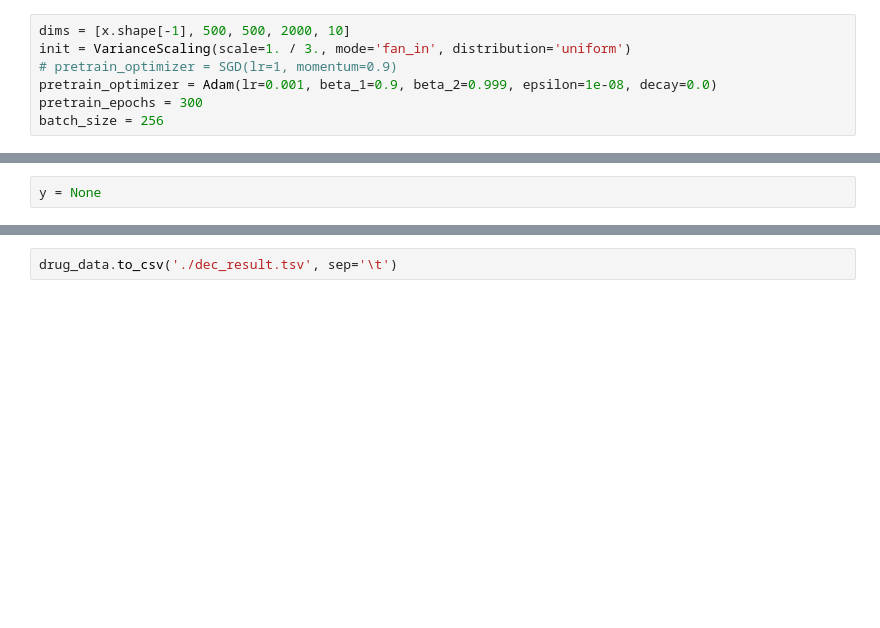
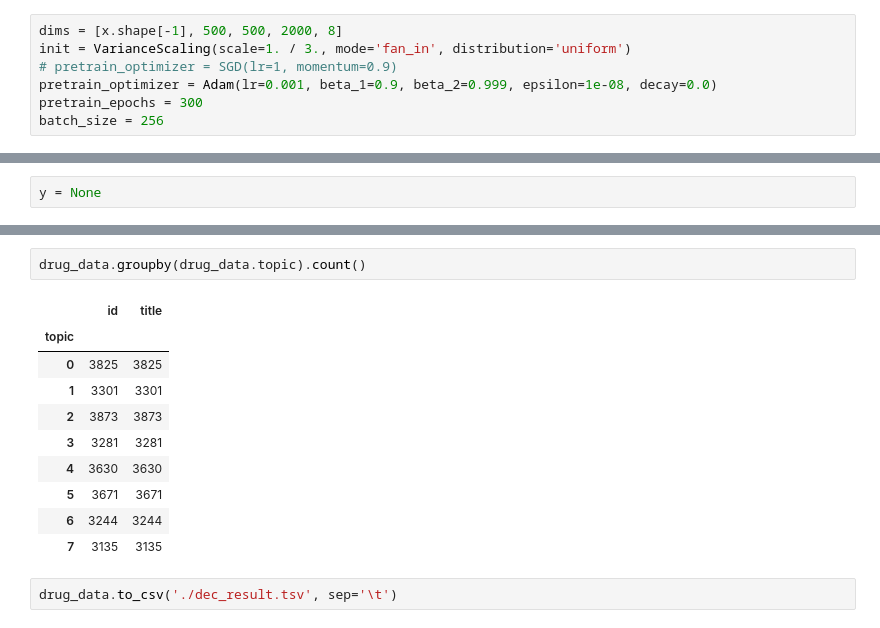
Before and after one commit to joyce04/NLP_N_Graph, a Jupyter notebook: embedding/1. DEC.ipynb, the cells around one changed output, grey strips where cells are left out. Saved outputs shown, nothing was run; the diff lists cells and outputs as text; blank space fills up the shorter version.

```diff
--- a/embedding/1. DEC.ipynb
+++ b/embedding/1. DEC.ipynb
@@ -314,7 +318,7 @@ x = np.divide(tfidf_data, max_count)
 # x = np.divide(tsne_data, max_count)
 n_clusters = 8
 # %%
-dims = [x.shape[-1], 500, 500, 2000, 10]
+dims = [x.shape[-1], 500, 500, 2000, 8]
 init = VarianceScaling(scale=1. / 3., mode='fan_in', distribution='uniform')
 # pretrain_optimizer = SGD(lr=1, momentum=0.9)
 pretrain_optimizer = Adam(lr=0.001, beta_1=0.9, beta_2=0.999, epsilon=1e-08, decay=0.0)
@@ -394,2 +463,15 @@ drug_data.head()
+# %%
+drug_data.groupby(drug_data.topic).count()
+# %% [output]
+|  | id | title |
+| topic |  |  |
+| 0 | 3825 | 3825 |
+| 1 | 3301 | 3301 |
+| 2 | 3873 | 3873 |
+| 3 | 3281 | 3281 |
+| 4 | 3630 | 3630 |
+| 5 | 3671 | 3671 |
+| 6 | 3244 | 3244 |
+| 7 | 3135 | 3135 |
 # %%
 drug_data.to_csv('./dec_result.tsv', sep='\t')
```
Also changed, not shown: parts of 14 cells of this notebook, 4 other files.
